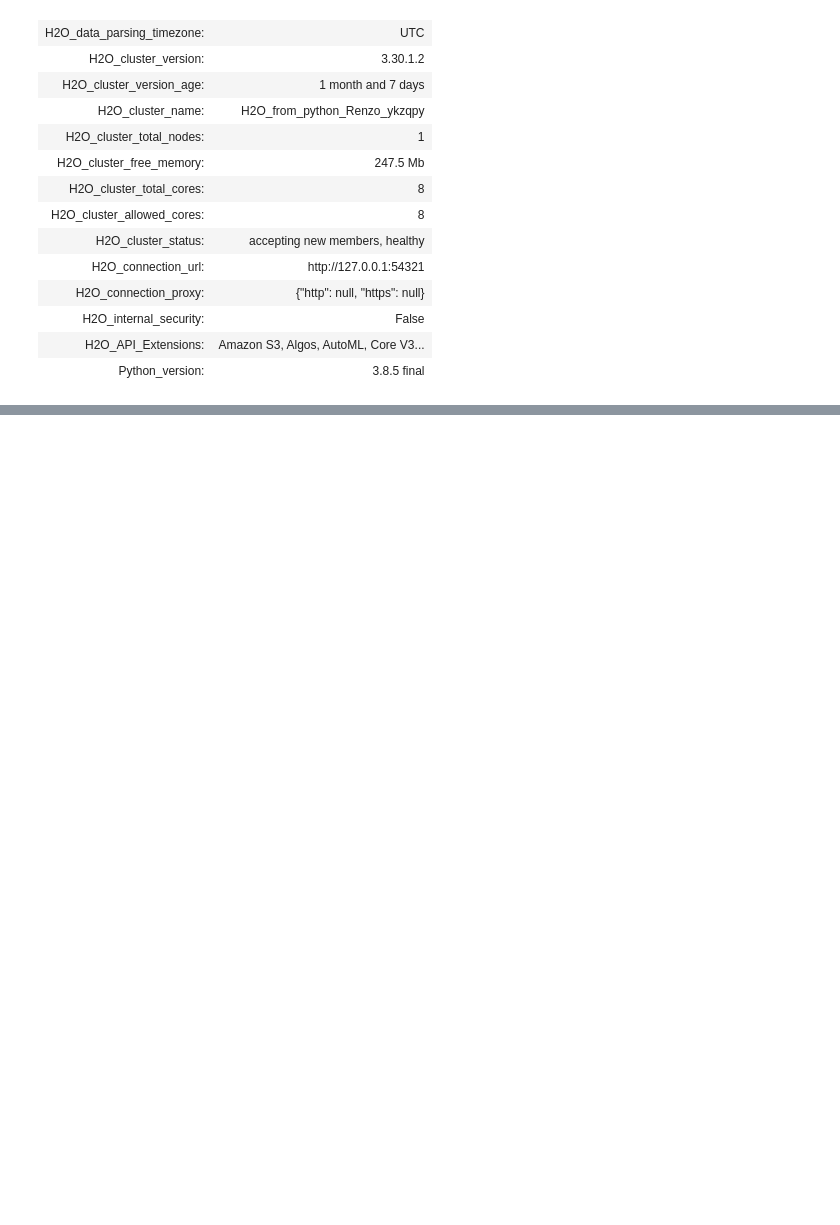
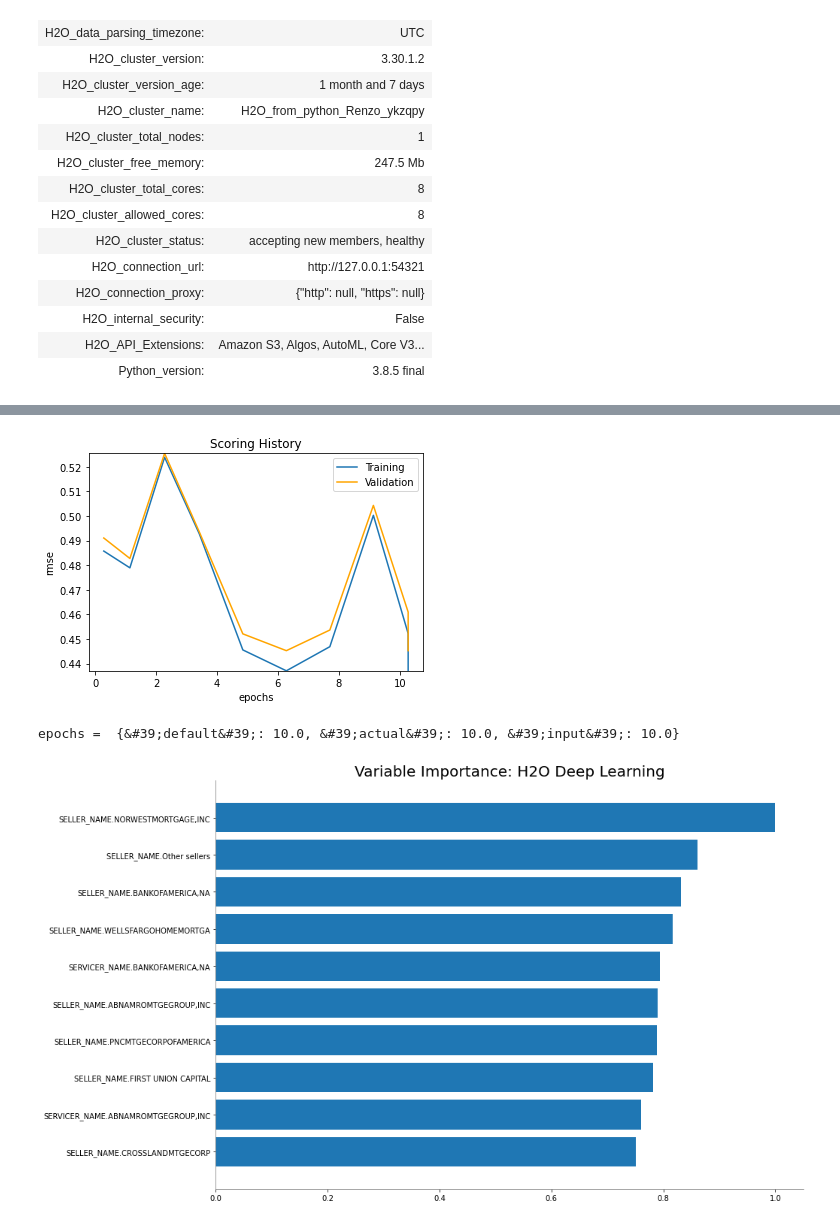
Before and after one commit to renzocsilva/H2O_journey, a Jupyter notebook: Regression_InterestRates.ipynb, the cells around one changed output, grey strips where cells are left out. Drawn from its saved outputs; the diff is of its cells as text; code cells hidden in the pictures; blank space fills up the shorter version.

Commit message:
regression deep learning mid-way

```diff
--- a/Regression_InterestRates.ipynb
+++ b/Regression_InterestRates.ipynb
@@ -49,0 +76,6 @@ SyntaxError: invalid syntax (&lt;ipython-input-2-b8193dcab7f3&gt;, line 2)
+# %%
+# Split data set
+# Data manipulation, viz and feature engineering are ignored
+
+train, valid, test = loan_level.split_frame([0.70, 0.15], seed = 42)
+print("train: %d  valid: %d  test = %d" % (train.nrows, valid.nrows, test.nrows))
@@ -49,0 +84,23 @@ SyntaxError: invalid syntax (&lt;ipython-input-2-b8193dcab7f3&gt;, line 2)
+# %%
+y = "ORIGINAL_INTEREST_RATE"
+
+ignore = ["ORIGINAL_INTEREST_RATE",
+          "FIRST_PAYMENT_DATE",
+          "MATURITY_DATE",
+          "MORTGAGE_INSURANCE_PERCENTAGE",
+          "PREPAYMENT_PENALTY_MORTGAGE_FLAG",
+          "LOAN_SEQUENCE_NUMBER",
+          "PREPAID",
+          "DELINQUENT",
+          "PRODUCT_TYPE"]
+
+x = list(set(train.names) - set(ignore))
+# %%
+# Build a Deep learning Model
+dl = H2ODL(seed = 42, model_id = 'DL',
+                              nfolds = 0,
+                              keep_cross_validation_predictions = False)
+
+%time dl.train(x = x, y = y, training_frame = train, validation_frame = valid)
+
+dl
@@ -49,0 +166,12 @@ SyntaxError: invalid syntax (&lt;ipython-input-2-b8193dcab7f3&gt;, line 2)
+# %%
+# Model overview
+dl.plot()
+print("epochs = ", dl.params["epochs"])
+dl.varimp_plot()
+
+#Save the model performance
+default_dl_per = dl.model_performance(valid)
+# %% [output]
+[figure, added]
+epochs =  {&#39;default&#39;: 10.0, &#39;actual&#39;: 10.0, &#39;input&#39;: 10.0}
+[figure, added]
```
Also changed, not shown: parts of 8 cells of this notebook.
